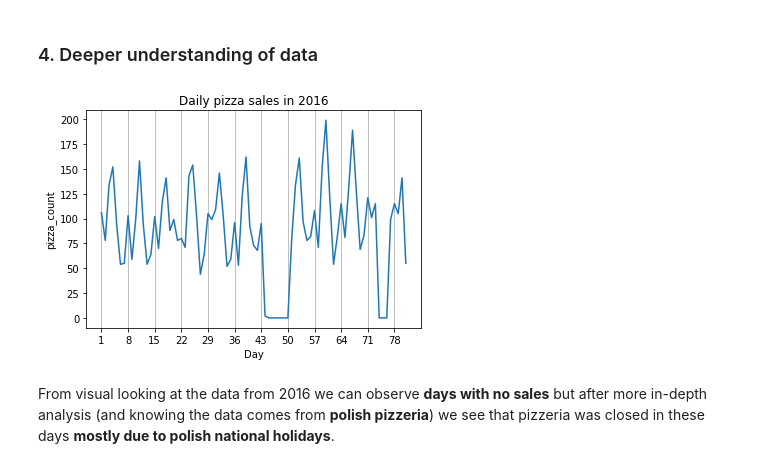
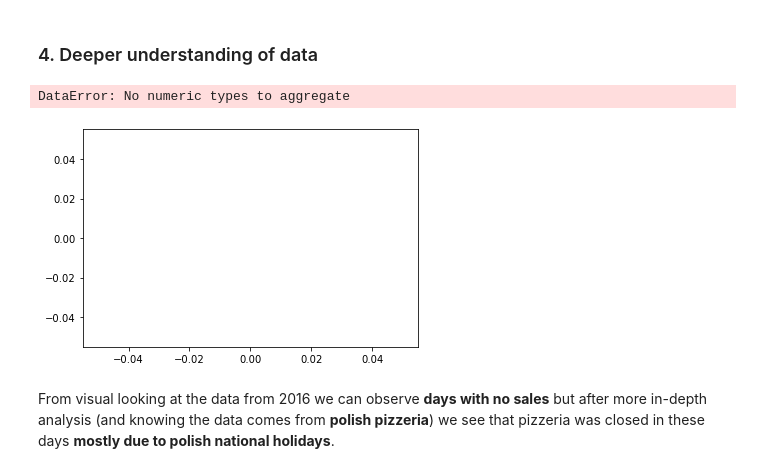
Before and after one commit to jedrzejkopiszka/PolishPizzeriaDataMining, a Jupyter notebook: Pizza_analysis.ipynb, the cells around one changed output. Drawn from its saved outputs; the diff is of its cells as text; code cells hidden in the pictures.

```diff
--- a/Pizza_analysis.ipynb
+++ b/Pizza_analysis.ipynb
@@ -185,19 +185,20 @@ pizza_daily.head()
 <a id="deeper"></a>
 ### 4. Deeper understanding of data
 # %%
-pizza_daily_in_2016 = pizza_daily.loc[pizza_daily.year==2016]
-sns.lineplot(data = pizza_daily_in_2016,
-             x = pizza_daily_in_2016.index.values,
-             y = 'pizza_count')
-plt.xticks(np.arange(min(pizza_daily_in_2016.index.values),
-                     max(pizza_daily_in_2016.index.values),
-                    7))
-plt.grid(axis='x')
-plt.title("Daily pizza sales in 2016")
-plt.xlabel("Day")
-plt.show()
+# pizza_daily_in_2016 = pizza_daily.loc[pizza_daily.year==2016]
+# sns.lineplot(data = pizza_daily_in_2016,
+#              x = pizza_daily_in_2016.index.values,
+#              y = 'pizza_count')
+# plt.xticks(np.arange(min(pizza_daily_in_2016.index.values),
+#                      max(pizza_daily_in_2016.index.values),
+#                     7))
+# plt.grid(axis='x')
+# plt.title("Daily pizza sales in 2016")
+# plt.xlabel("Day")
+# plt.show()
 # %% [output]
+DataError: No numeric types to aggregate
-[figure, old version]
+[figure, new version]
 # %% [markdown]
 From visual looking at the data from 2016 we can observe **days with no sales** but after more in-depth analysis (and knowing the data comes from **polish pizzeria**) we see that pizzeria was closed in these days **mostly due to polish national holidays**.
 # %%
```
Also changed, not shown: parts of 6 cells of this notebook, 8 other files.
